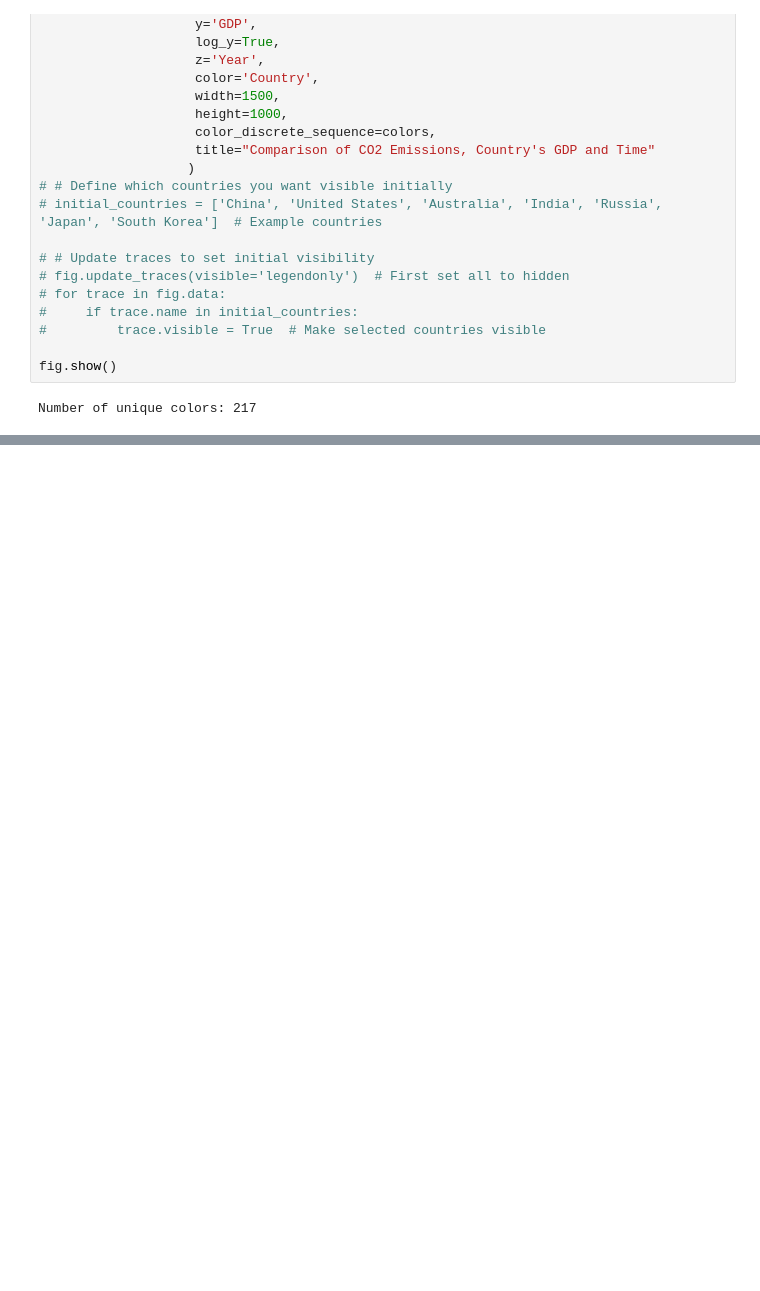
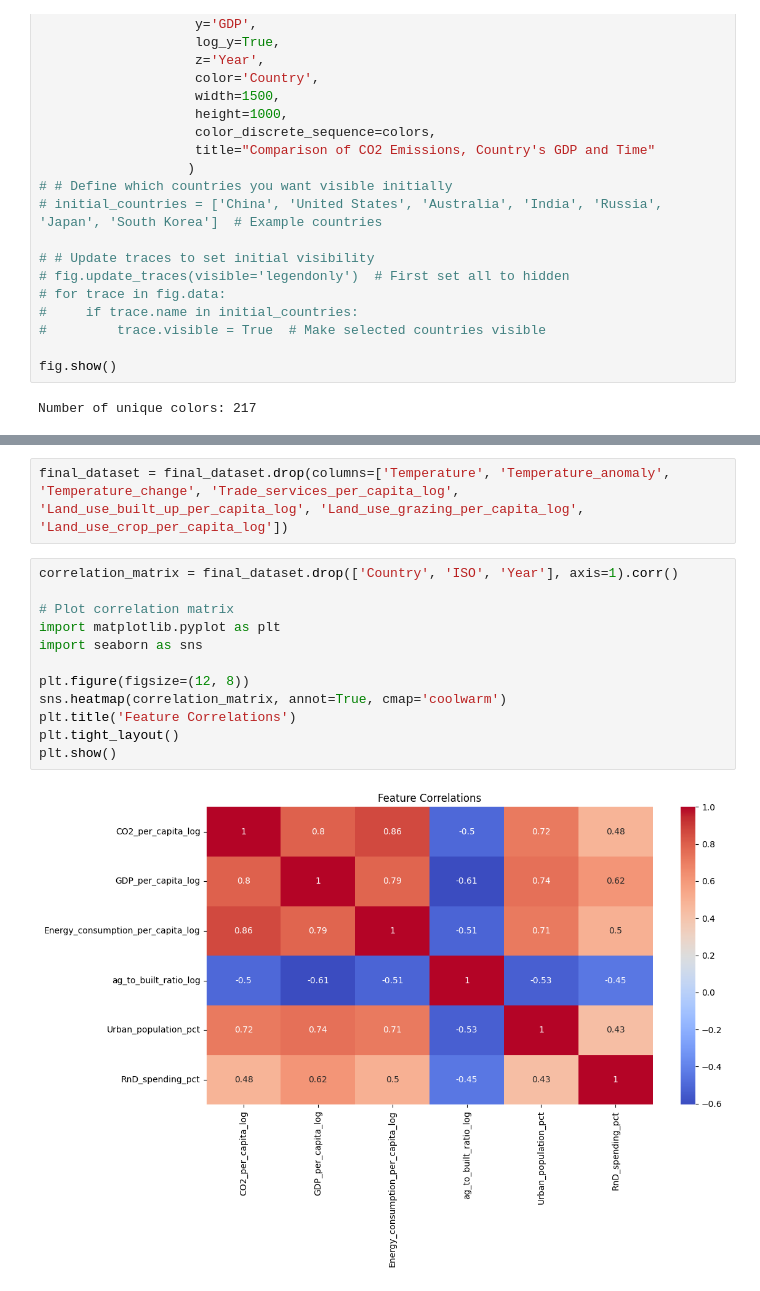
Before and after one commit to footparth/CO2_emissions_tracker, a Jupyter notebook: main.ipynb, the cells around one changed output, grey strips where cells are left out. Drawn from its saved outputs; the diff is of its cells as text; blank space fills up the shorter version.

```diff
--- a/main.ipynb
+++ b/main.ipynb
@@ -398,0 +532,16 @@ fig.show()
+# %%
+final_dataset = final_dataset.drop(columns=['Temperature', 'Temperature_anomaly', 'Temperature_change', 'Trade_services_per_capita_log', 'Land_use_built_up_per_capita_log', 'Land_use_grazing_per_capita_log', 'Land_use_crop_per_capita_log'])
+# %%
+correlation_matrix = final_dataset.drop(['Country', 'ISO', 'Year'], axis=1).corr()
+
+# Plot correlation matrix
+import matplotlib.pyplot as plt
+import seaborn as sns
+
+plt.figure(figsize=(12, 8))
+sns.heatmap(correlation_matrix, annot=True, cmap='coolwarm')
+plt.title('Feature Correlations')
+plt.tight_layout()
+plt.show()
+# %% [output]
+[figure, added]
```
Also changed, not shown: parts of 20 cells of this notebook, 10 other files.
